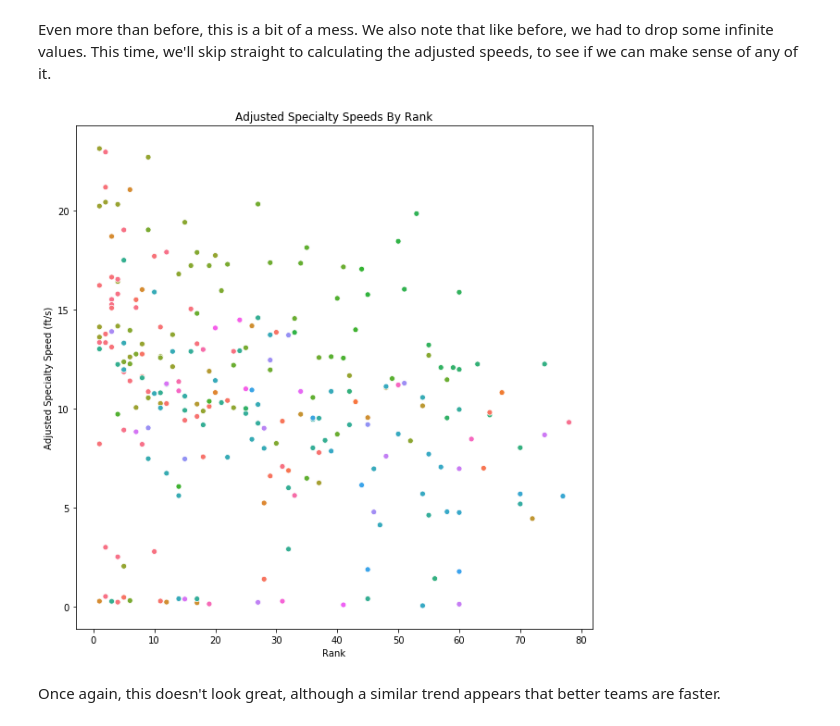
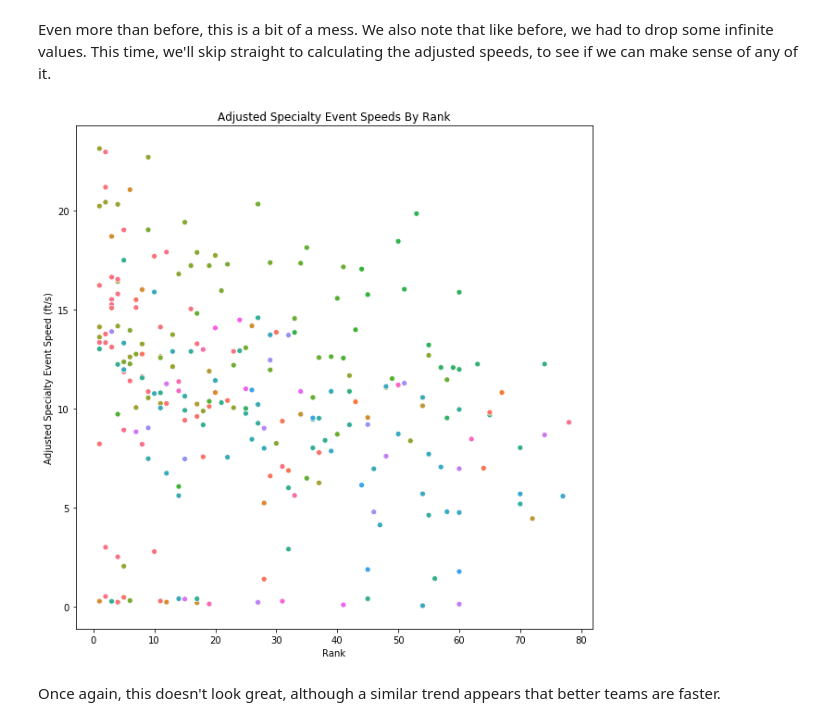
Before and after one commit to nrSarf7/nrSarf7.github.io, a Jupyter notebook: Final Tutorial.ipynb, the cells around one changed output. Saved outputs shown, nothing was run; the diff lists cells and outputs as text; code cells hidden in the pictures.

```diff
--- a/Final Tutorial.ipynb
+++ b/Final Tutorial.ipynb
@@ -483,21 +490,22 @@ mat.show()
 # %% [markdown]
 Even more than before, this is a bit of a mess. We also note that like before, we had to drop some infinite values. This time, we'll skip straight to calculating the adjusted speeds, to see if we can make sense of any of it.
 # %%
+# Calculating speed and distance/time
 specialtyData = results.copy()[["Rank", "Year", "School", "Location",
                                "Specialty Time", "Specialty Distance", "Specialty (75)"]]
 specialtyData["Specialty Speed"] = specialtyData["Specialty Distance"] / specialtyData["Specialty Time"]
 specialtyData = specialtyData[specialtyData["Specialty Speed"] != np.inf]
 specialtyData["Specialty Adjusted"] = specialtyData["Specialty Speed"] * (specialtyData["Specialty (75)"] / 75)
 
 mat.figure(figsize = (10,10))
 ax = sb.scatterplot(data = specialtyData, x = "Rank", y = "Specialty Adjusted", hue = "School")
 mat.xlabel("Rank")
-mat.ylabel("Adjusted Specialty Speed (ft/s)")
-mat.title("Adjusted Specialty Speeds By Rank")
+mat.ylabel("Adjusted Specialty Event Speed (ft/s)")
+mat.title("Adjusted Specialty Event Speeds By Rank")
 ax.get_legend().remove()
 mat.show()
 # %% [output]
-[figure, old version]
+[figure, new version]
 # %% [markdown]
 Once again, this doesn't look great, although a similar trend appears that better teams are faster.
 # %% [markdown]
```
Also changed, not shown: parts of 14 cells of this notebook, 1 other file.
